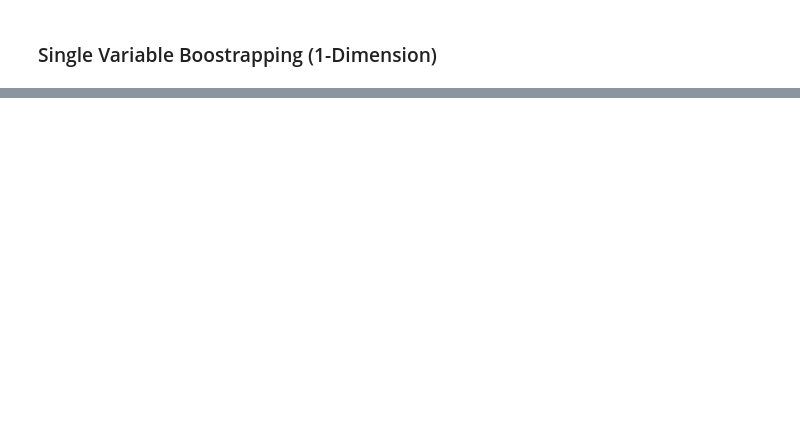
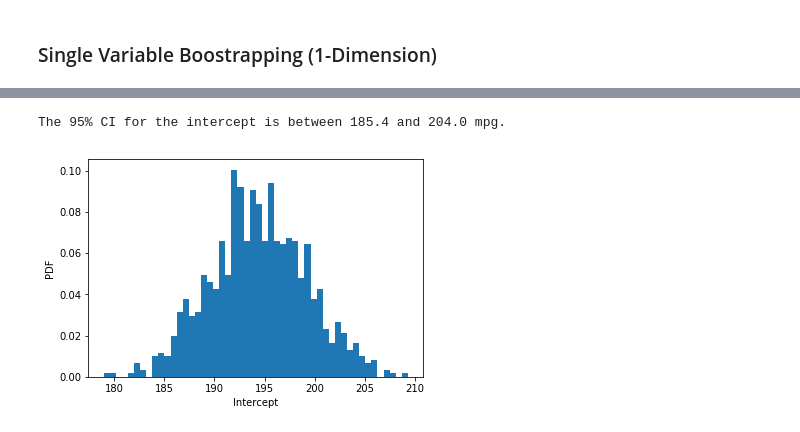
Before and after one commit to pmaji/data-science-toolkit, a Jupyter notebook: hypothesis-tests/hacker_statistics.ipynb, the cells around one changed output, grey strips where cells are left out. Drawn from its saved outputs; the diff is of its cells as text; code cells hidden in the pictures; blank space fills up the shorter version.

```diff
--- a/hypothesis-tests/hacker_statistics.ipynb
+++ b/hypothesis-tests/hacker_statistics.ipynb
@@ -180 +207,14 @@ The 'normed' kwarg was deprecated in Matplotlib 2.1 and will be removed in 3.1.
+# %%
+# compute and print 95% CI for the intercept of the regression line
+interc_confint = np.percentile(bs_intercept_reps, [2.5, 97.5])
+print("The 95% CI for the intercept is between", interc_confint[0].round(1), "and", interc_confint[1].round(1),"mpg.")
+
+# plot the histogram of the bs reps for intercept
+_ = plt.hist(bs_intercept_reps, bins=50, density=True)
+_ = plt.xlabel('Intercept')
+_ = plt.ylabel('PDF')
+plt.show()
+# %% [output]
+The 95% CI for the intercept is between 185.4 and 204.0 mpg.
+[figure, added]
 # %%
```
Also changed, not shown: parts of 22 cells of this notebook.
